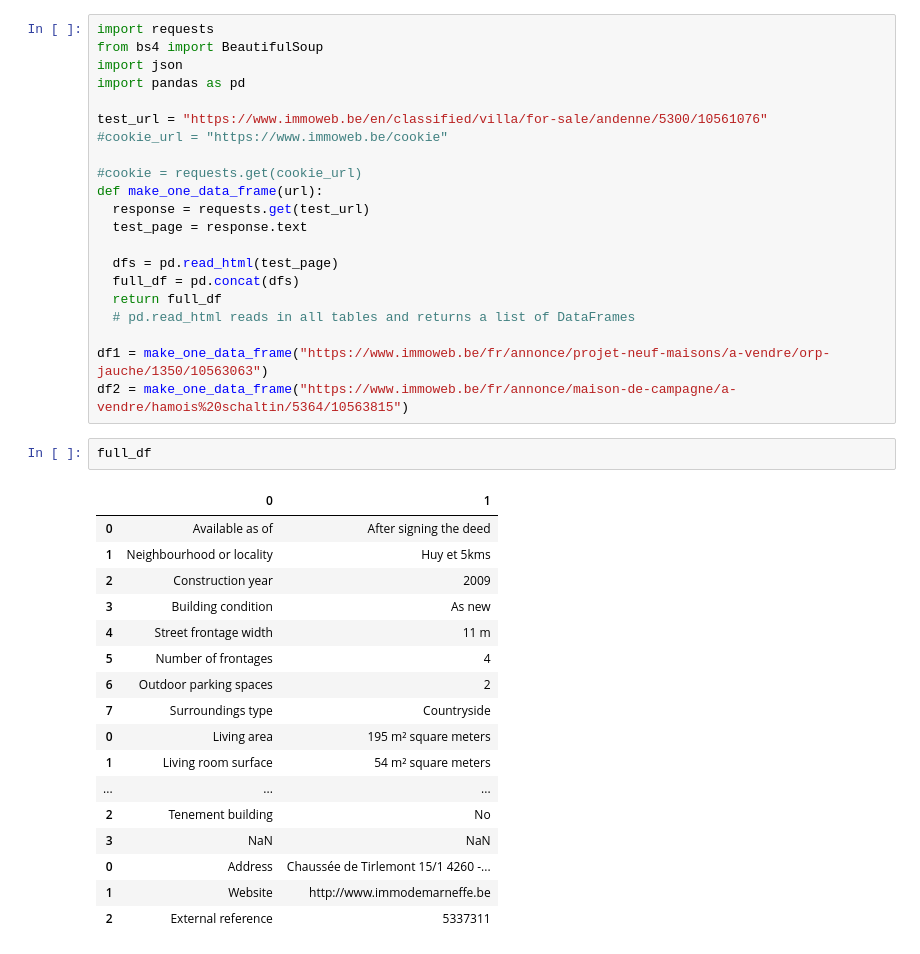
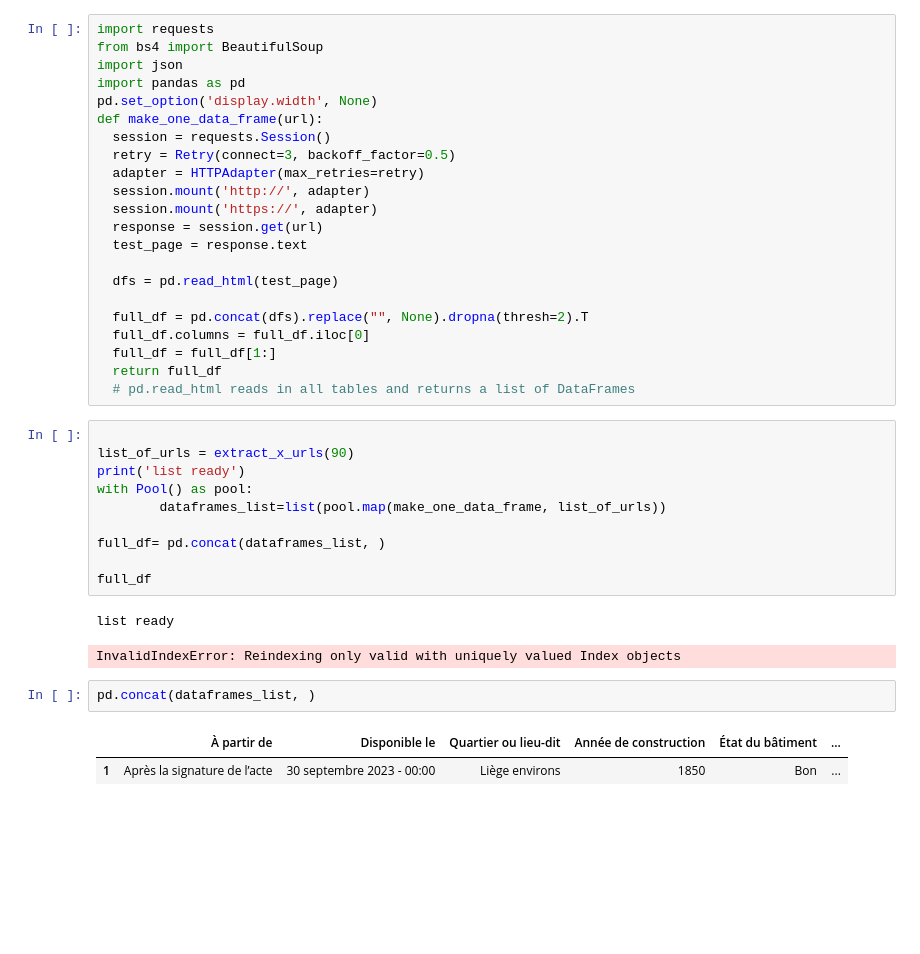
Before and after one commit to Bizkochito/challenge-collecting-data, a Jupyter notebook: source/pandas_scraping.ipynb, the cells around one changed output. Saved outputs shown, nothing was run; the diff lists cells and outputs as text; blank space fills up the shorter version.

Commit message:
Notebook is working! New functions to extract dataframes.

```diff
--- a/source/pandas_scraping.ipynb
+++ b/source/pandas_scraping.ipynb
@@ -3,39 +38,38 @@ import requests
 from bs4 import BeautifulSoup
 import json
 import pandas as pd
-
-test_url = "https://www.immoweb.be/en/classified/villa/for-sale/andenne/5300/10561076"
-#cookie_url = "https://www.immoweb.be/cookie"
-
-#cookie = requests.get(cookie_url)
+pd.set_option('display.width', None)
 def make_one_data_frame(url):
-  response = requests.get(test_url)
+  session = requests.Session()
+  retry = Retry(connect=3, backoff_factor=0.5)
+  adapter = HTTPAdapter(max_retries=retry)
+  session.mount('http://', adapter)
+  session.mount('https://', adapter)
+  response = session.get(url)
   test_page = response.text
 
   dfs = pd.read_html(test_page)
-  full_df = pd.concat(dfs)
+
+  full_df = pd.concat(dfs).replace("", None).dropna(thresh=2).T
+  full_df.columns = full_df.iloc[0]
+  full_df = full_df[1:]
   return full_df
   # pd.read_html reads in all tables and returns a list of DataFrames
-
-df1 = make_one_data_frame("https://www.immoweb.be/fr/annonce/projet-neuf-maisons/a-vendre/orp-jauche/1350/10563063")
-df2 = make_one_data_frame("https://www.immoweb.be/fr/annonce/maison-de-campagne/a-vendre/hamois%20schaltin/5364/10563815")
-# %%
-full_df
-# %% [output]
-|  | 0 | 1 |
-| 0 | Available as of | After signing the deed |
-| 1 | Neighbourhood or locality | Huy et 5kms |
-| 2 | Construction year | 2009 |
-| 3 | Building condition | As new |
-| 4 | Street frontage width | 11 m |
-| 5 | Number of frontages | 4 |
-| 6 | Outdoor parking spaces | 2 |
-| 7 | Surroundings type | Countryside |
-| 0 | Living area | 195 m² square meters |
-| 1 | Living room surface | 54 m² square meters |
-| ... | ... | ... |
-| 2 | Tenement building | No |
-| 3 | NaN | NaN |
-| 0 | Address | Chaussée de Tirlemont 15/1 4260 -... |
-| 1 | Website | http://www.immodemarneffe.be |
-| 2 | External reference | 5337311 |
+# %%
+
+list_of_urls = extract_x_urls(90)
+print('list ready')
+with Pool() as pool:
+        dataframes_list=list(pool.map(make_one_data_frame, list_of_urls))
+
+full_df= pd.concat(dataframes_list, )
+
+full_df
+# %% [output]
+list ready
+InvalidIndexError: Reindexing only valid with uniquely valued Index objects
+# %%
+pd.concat(dataframes_list, )
+# %% [output]
+|  | À partir de | Disponible le | Quartier ou lieu-dit | Année de construction | État du bâtiment | ... |
+| 1 | Après la signature de l’acte | 30 septembre 2023 - 00:00 | Liège environs | 1850 | Bon | ... |
```
Also changed, not shown: parts of 1 cell of this notebook.
